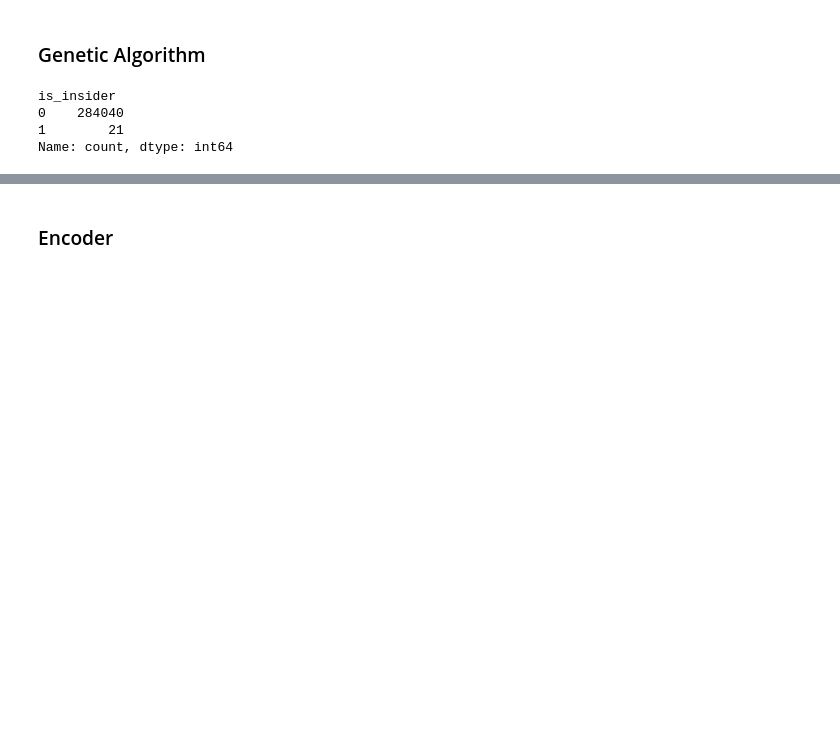
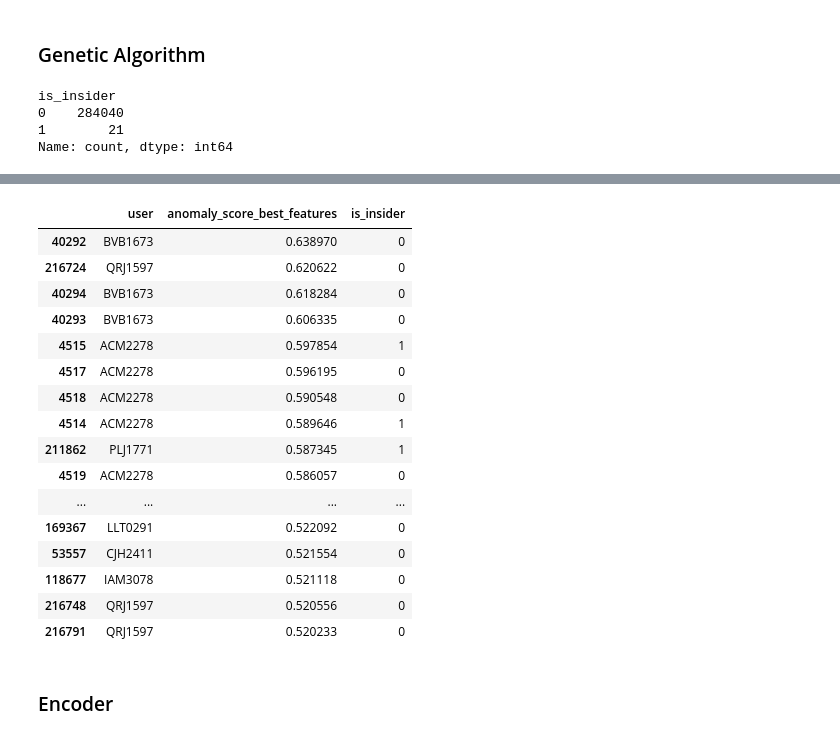
Before and after one commit to SamiKarboubi/CERT-Insider-Threat-Detection, a Jupyter notebook: model_training_weekly.ipynb, the cells around one changed output, grey strips where cells are left out. Cells and saved outputs as stored; diff of their text form; code cells hidden in the pictures; blank space fills up the shorter version.

```diff
--- a/model_training_weekly.ipynb
+++ b/model_training_weekly.ipynb
@@ -323,44 +341,2 @@ IsolationForest(max_samples=4000, n_estimators=100000, random_state=42)
 # %%
 df['anomaly_score_best_features'] = -model.score_samples(X_with_best_features)
-# %%
-df['is_insider'] = df['user'].isin(insiders).astype(int)
-df['is_insider'].value_counts()
-
-sorted_indices = np.argsort(df['anomaly_score_best_features'].values)[::-1]
-
-sorted_scores = df['anomaly_score_best_features'].values[sorted_indices]
-
-sorted_insiders = df['is_insider'].values[sorted_indices]
-
-sorted_users = df['user'].values[sorted_indices]
-
-insider_plot_indices = np.where(sorted_insiders == 1)[0]
-
-plt.figure(figsize=(10, 6))
-
-plt.plot(range(len(sorted_scores)), sorted_scores, label='Score d\'anomalie', color='#2ecc71', linewidth=2)
-
-plt.scatter(insider_plot_indices, sorted_scores[insider_plot_indices],
-            color='orange', label='Vrais Insiders (Labels)', zorder=5, s=40, edgecolors='black')
-
-for i in insider_plot_indices:
-    user_id = sorted_users[i]
-    score = sorted_scores[i]
-
-    plt.text(i, score,
-             f"{user_id}\n{score:.2f}",
-             fontsize=8,
-             ha='left',
-             va='bottom')
-
-plt.title("Méthode du Coude : Détection de la rupture des scores", fontsize=14)
-
-plt.xlabel("Index des observations (triées par score)", fontsize=12)
-
-plt.ylabel("Score d'anomalie", fontsize=12)
-
-plt.legend()
-
-plt.grid(alpha=0.3)
-
-plt.show()
@@ -369,3 +392,23 @@ plt.show()
+# %%
+df.sort_values(by='anomaly_score_best_features',ascending=False)[['user','anomaly_score_best_features','is_insider']].head(50)
+# %% [output]
+|  | user | anomaly_score_best_features | is_insider |
+| 40292 | BVB1673 | 0.638970 | 0 |
+| 216724 | QRJ1597 | 0.620622 | 0 |
+| 40294 | BVB1673 | 0.618284 | 0 |
+| 40293 | BVB1673 | 0.606335 | 0 |
+| 4515 | ACM2278 | 0.597854 | 1 |
+| 4517 | ACM2278 | 0.596195 | 0 |
+| 4518 | ACM2278 | 0.590548 | 0 |
+| 4514 | ACM2278 | 0.589646 | 1 |
+| 211862 | PLJ1771 | 0.587345 | 1 |
+| 4519 | ACM2278 | 0.586057 | 0 |
+| ... | ... | ... | ... |
+| 169367 | LLT0291 | 0.522092 | 0 |
+| 53557 | CJH2411 | 0.521554 | 0 |
+| 118677 | IAM3078 | 0.521118 | 0 |
+| 216748 | QRJ1597 | 0.520556 | 0 |
+| 216791 | QRJ1597 | 0.520233 | 0 |
 # %% [markdown]
 ### Encoder
 # %%
```
Also changed, not shown: parts of 14 cells of this notebook, 1 other file.
